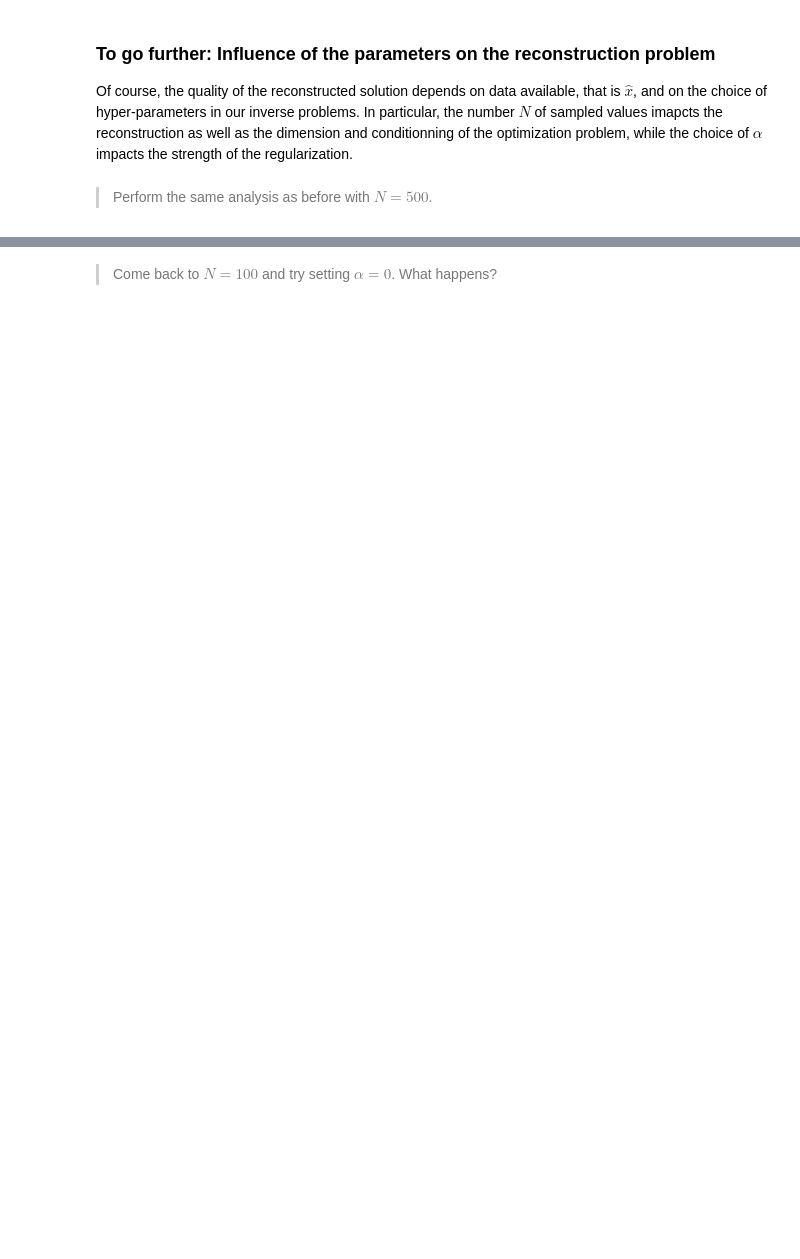
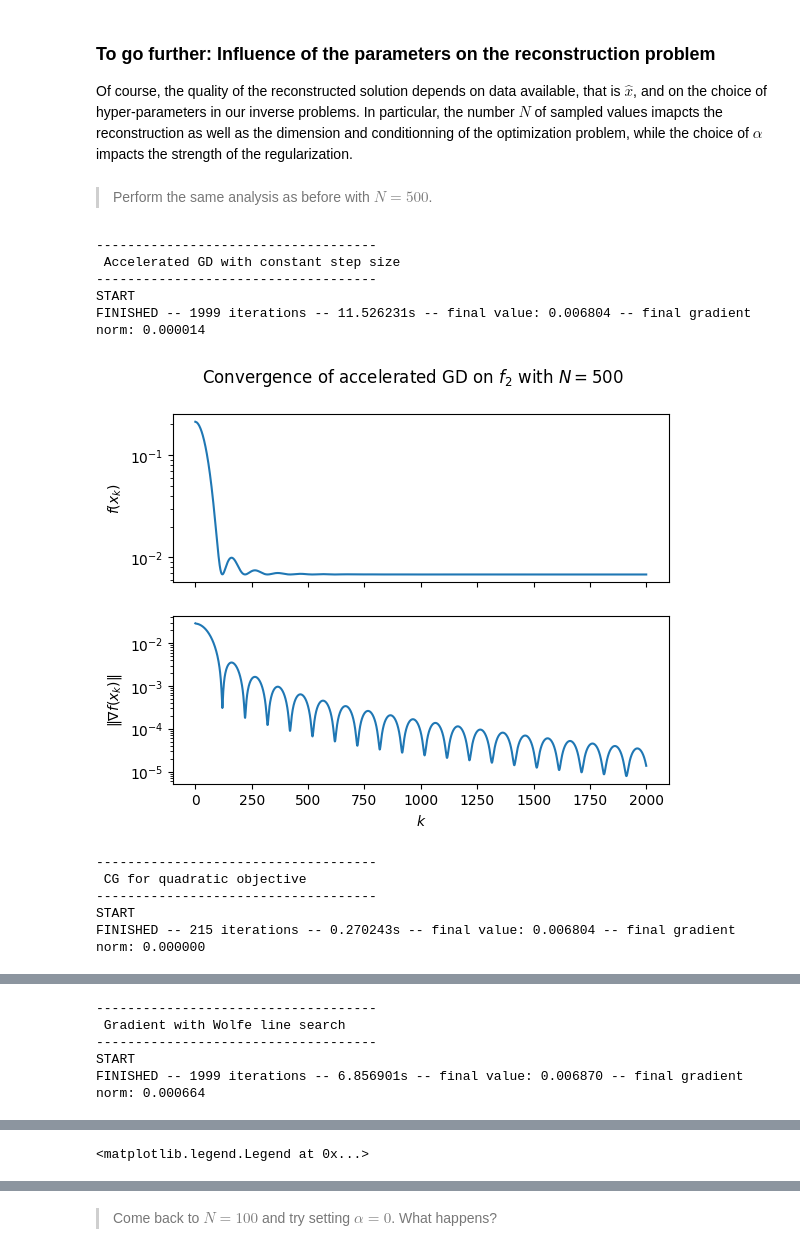
Before and after one commit to Malik-Hacini/M1AM, a Jupyter notebook: Optimization/TP/tp4/session4.ipynb, the cells around one changed output, grey strips where cells are left out. Cells and saved outputs as stored; diff of their text form; code cells hidden in the pictures; blank space fills up the shorter version.

```diff
--- a/Optimization/TP/tp4/session4.ipynb
+++ b/Optimization/TP/tp4/session4.ipynb
@@ -110,20 +155,35 @@ Of course, the quality of the reconstructed solution depends on data available,
 # %%
 from utils import *
 from algorithms import *
+import matplotlib.pyplot as plt
 import problem2 as pb2
 
-x_star_agd, x_tab = GD_accelerated(pb2.f, pb2.grad_f, np.zeros(pb2.N+1), 0.5, 2000, 0.000001)
-plot_obj_normGrad(x_tab, pb2.f, pb2.grad_f, r"Convergence of accelerated GD on $f_2$ with $\tau = 0.5$")
+p = pb2.make_problem(500, 0.001, 2)
 
-x_star_cg, x_tab = CG_quadratic(pb2.A, pb2.b, pb2.f, pb2.grad_f, np.zeros(pb2.N+1), 2000, 0.000001)
-plot_obj_normGrad(x_tab, pb2.f, pb2.grad_f, r"Convergence of CG on $f_2$")
+x_star_agd, x_tab = GD_accelerated(p['f'], p['grad_f'], np.zeros(p['N'] + 1), 0.5, 2000, 0.000001)
+plot_obj_normGrad(x_tab, p['f'], p['grad_f'], r"Convergence of accelerated GD on $f_2$ with $N=500$")
 
-x_star_gdw, x_tab = GD_wolfe(pb2.f, pb2.grad_f, np.zeros(pb2.N+1), 0.000001, 2000)
-plot_obj_normGrad(x_tab, pb2.f, pb2.grad_f, r"Convergence of GD with Wolfe line-search on $f_2$")
+x_star_cg, x_tab = CG_quadratic(p['A'], p['b'], p['f'], p['grad_f'], np.zeros(p['N'] + 1), 2000, 0.000001)
+plot_obj_normGrad(x_tab, p['f'], p['grad_f'], r"Convergence of CG on $f_2$ with $N=500$")
 
-plt.plot(np.linspace(0.0,1.0,pb2.N+1),pb2.x_hat, alpha=0.5, c='silver')
-plt.plot(np.linspace(0.0,1.0,pb2.N+1), [pb2.u(t) for t in np.linspace(0.0,1.0,pb2.N+1)],linewidth=2, c='k')
-plt.plot(np.linspace(0.0,1.0,pb2.N+1), x_star_agd, linewidth=2, label='acc. GD')
-plt.plot(np.linspace(0.0,1.0,pb2.N+1), x_star_cg, linewidth=2, label='CG')
-plt.plot(np.linspace(0.0,1.0,pb2.N+1), x_star_gdw, linewidth=2, label='Wolfe GD')
+x_star_gdw, x_tab = GD_wolfe(p['f'], p['grad_f'], np.zeros(p['N'] + 1), 0.000001, 2000)
+plot_obj_normGrad(x_tab, p['f'], p['grad_f'], r"Convergence of GD with Wolfe line-search on $f_2$ with $N=500$")
+
+plt.plot(np.linspace(0.0, 1.0, p['N'] + 1), p['x_hat'], alpha=0.5, c='silver')
+plt.plot(np.linspace(0.0, 1.0, p['N'] + 1), [pb2.u(t) for t in np.linspace(0.0, 1.0, p['N'] + 1)], linewidth=2, c='k')
+plt.plot(np.linspace(0.0, 1.0, p['N'] + 1), x_star_agd, linewidth=2, label='acc. GD')
+plt.plot(np.linspace(0.0, 1.0, p['N'] + 1), x_star_cg, linewidth=2, label='CG')
+plt.plot(np.linspace(0.0, 1.0, p['N'] + 1), x_star_gdw, linewidth=2, label='Wolfe GD')
 plt.legend()
+# %% [output]
+------------------------------------
+ Accelerated GD with constant step size
+------------------------------------
+START
+FINISHED -- 1999 iterations -- 11.526231s -- final value: 0.006804 -- final gradient norm: 0.000014
+[figure, added]
+------------------------------------
+ CG for quadratic objective
+------------------------------------
+START
+FINISHED -- 215 iterations -- 0.270243s -- final value: 0.006804 -- final gradient norm: 0.000000
@@ -129,0 +191,5 @@ plt.legend()
+------------------------------------
+ Gradient with Wolfe line search
+------------------------------------
+START
+FINISHED -- 1999 iterations -- 6.856901s -- final value: 0.006870 -- final gradient norm: 0.000664
@@ -129,0 +197 @@ plt.legend()
+<matplotlib.legend.Legend at 0x...>
```
Also changed, not shown: parts of 11 cells of this notebook, 20 other files.
